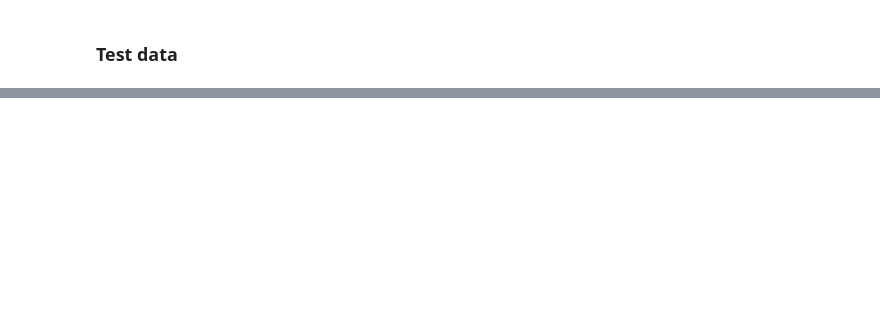
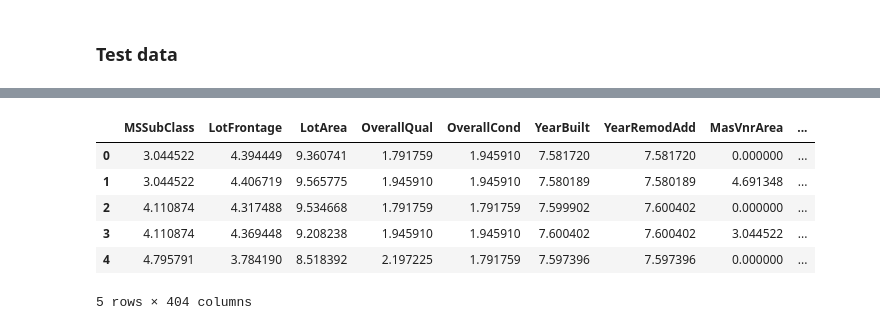
Before and after one commit to sabanasimbutt/House-Price-Prediction, a Jupyter notebook: Stacking.ipynb, the cells around one changed output, grey strips where cells are left out. Cells and saved outputs as stored; diff of their text form; code cells hidden in the pictures; blank space fills up the shorter version.

```diff
--- a/Stacking.ipynb
+++ b/Stacking.ipynb
@@ -210,19 +227,19 @@ dtype: object
 # %%
 test['MSZoning'].fillna('RL', inplace=True)
 
-test['Utilities'].fillna('AllPub', inplace=True)
+#test['Utilities'].fillna('AllPub', inplace=True)
 
 test['GarageCars'].fillna(0, inplace=True)
 
 test['GarageArea'].fillna(0, inplace=True)
 
-train['Fence'].fillna('None', inplace=True)
+#train['Fence'].fillna('None', inplace=True)
 
-test['Fence'].fillna('None', inplace=True)
+#test['Fence'].fillna('None', inplace=True)
 
-train['Alley'].fillna('None', inplace=True)
+#train['Alley'].fillna('None', inplace=True)
 
-test['Alley'].fillna('None', inplace=True)
+#test['Alley'].fillna('None', inplace=True)
 # %%
 print(test['Functional'].mode())
 print(test['SaleType'].mode())
@@ -253,6 +270,9 @@ train['Electrical'].mode()
 dtype: object
 # %%
 train['Electrical'].fillna('SBrkr', inplace=True)
+# %%
+train.drop(['Alley','Fence', 'Utilities', 'MiscFeature'], axis=1, inplace=True)
+test.drop(['Alley','Fence', 'Utilities', 'MiscFeature'], axis=1, inplace=True)
 # %%
 print(train.isnull().sum().sort_values(ascending=False).head(5))
 print(test.isnull().sum().sort_values(ascending=False).head(5))
@@ -347,3 +305,0 @@ plt.xticks(np.arange(cat.shape[1]), cat.columns.tolist(), rotation=90);
-# %%
-c=cat.columns
-n=num.columns
@@ -587,5 +549,15 @@ test_dummies.head()
 # %%
 test_dummies[n]=np.log(test_dummies[n]+1)
+# %%
+test_dummies.head()
+# %% [output]
+|  | MSSubClass | LotFrontage | LotArea | OverallQual | OverallCond | YearBuilt | YearRemodAdd | MasVnrArea | ... |
+| 0 | 3.044522 | 4.394449 | 9.360741 | 1.791759 | 1.945910 | 7.581720 | 7.581720 | 0.000000 | ... |
+| 1 | 3.044522 | 4.406719 | 9.565775 | 1.945910 | 1.945910 | 7.580189 | 7.580189 | 4.691348 | ... |
+| 2 | 4.110874 | 4.317488 | 9.534668 | 1.791759 | 1.791759 | 7.599902 | 7.600402 | 0.000000 | ... |
+| 3 | 4.110874 | 4.369448 | 9.208238 | 1.945910 | 1.945910 | 7.600402 | 7.600402 | 3.044522 | ... |
+| 4 | 4.795791 | 3.784190 | 8.518392 | 2.197225 | 1.791759 | 7.597396 | 7.597396 | 0.000000 | ... |
+5 rows × 404 columns
 # %%
 xxx=np.asarray(test_dummies)
 # %%
```
Also changed, not shown: parts of 44 cells of this notebook.
